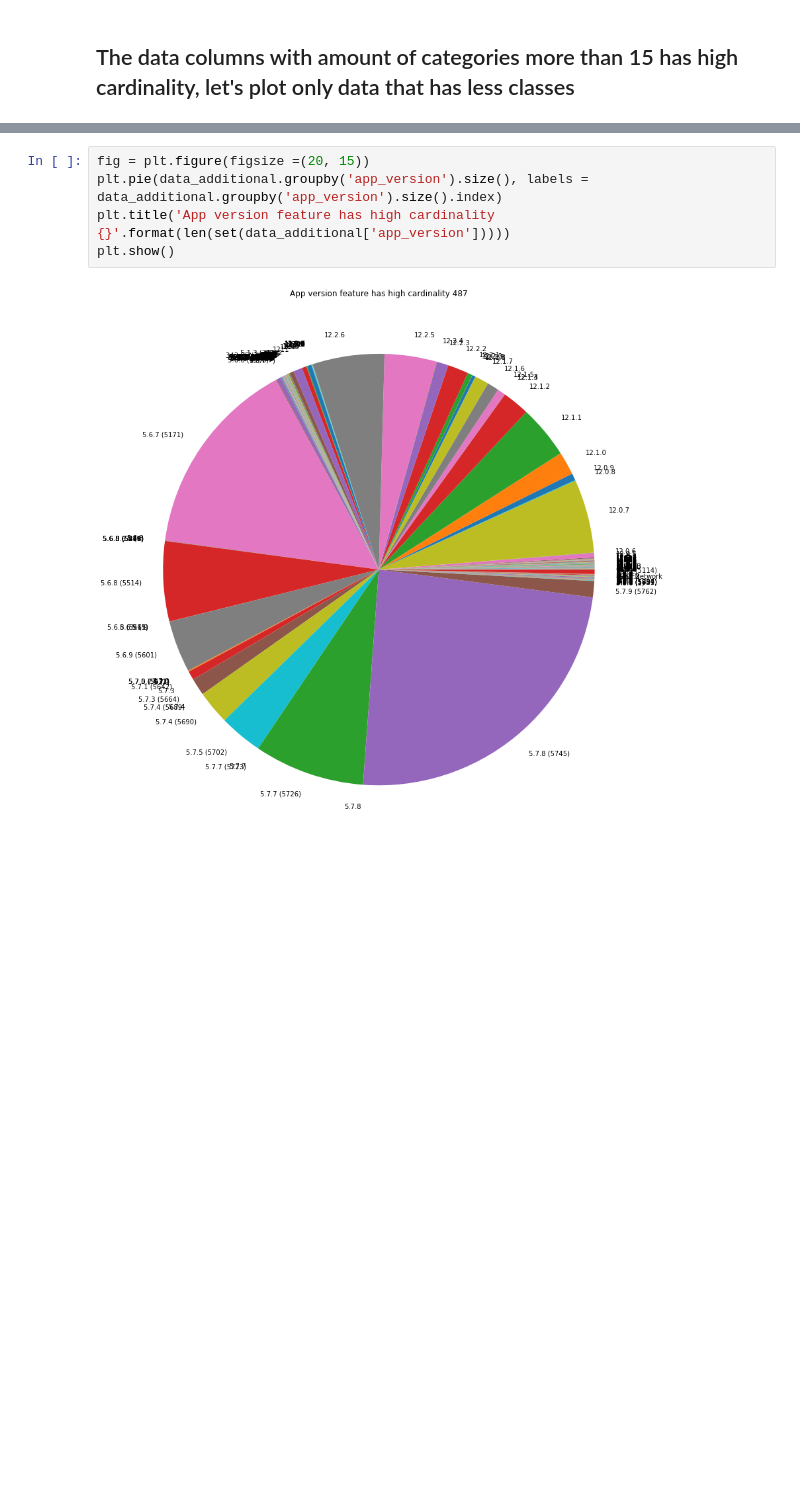
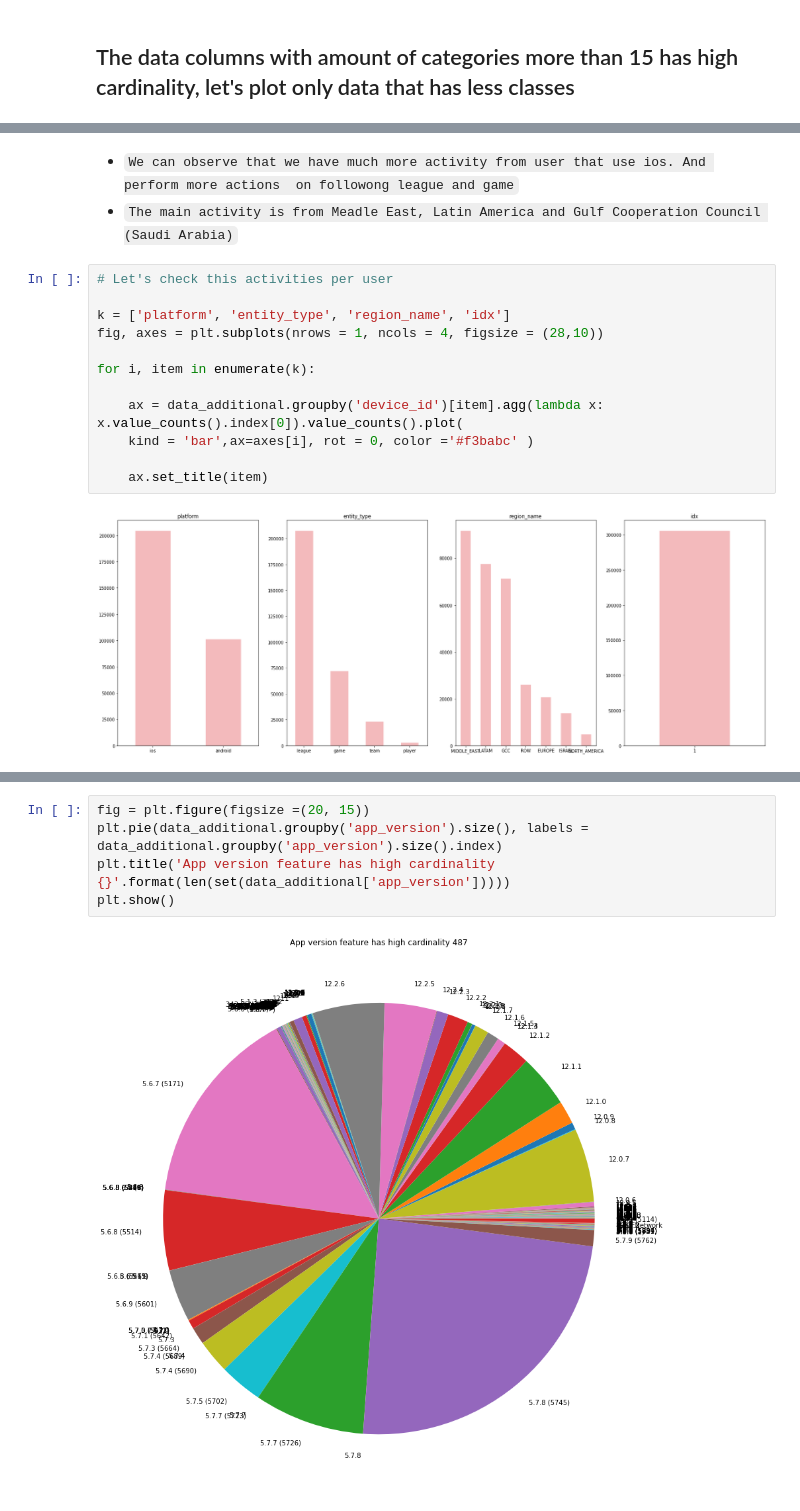
Before and after one commit to margaretshark/365_scores, a Jupyter notebook: EDA.ipynb, the cells around one changed output, grey strips where cells are left out. Saved outputs shown, nothing was run; the diff lists cells and outputs as text; blank space fills up the shorter version.

```diff
--- a/EDA.ipynb
+++ b/EDA.ipynb
@@ -213,0 +308,18 @@ for i, item in enumerate(k):
+# %% [markdown]
+- `We can observe that we have much more activity from user that use ios. And perform more actions
+on followong league and game`
+- `The main activity is from Meadle East, Latin America and Gulf Cooperation Council (Saudi Arabia)`
+# %%
+# Let's check this activities per user
+
+k = ['platform', 'entity_type', 'region_name', 'idx']
+fig, axes = plt.subplots(nrows = 1, ncols = 4, figsize = (28,10))
+
+for i, item in enumerate(k):
+
+    ax = data_additional.groupby('device_id')[item].agg(lambda x: x.value_counts().index[0]).value_counts().plot(
+    kind = 'bar',ax=axes[i], rot = 0, color ='#f3babc' )
+
+    ax.set_title(item)
+# %% [output]
+[figure, added]
```
Also changed, not shown: parts of 53 cells of this notebook, 2 other files.
